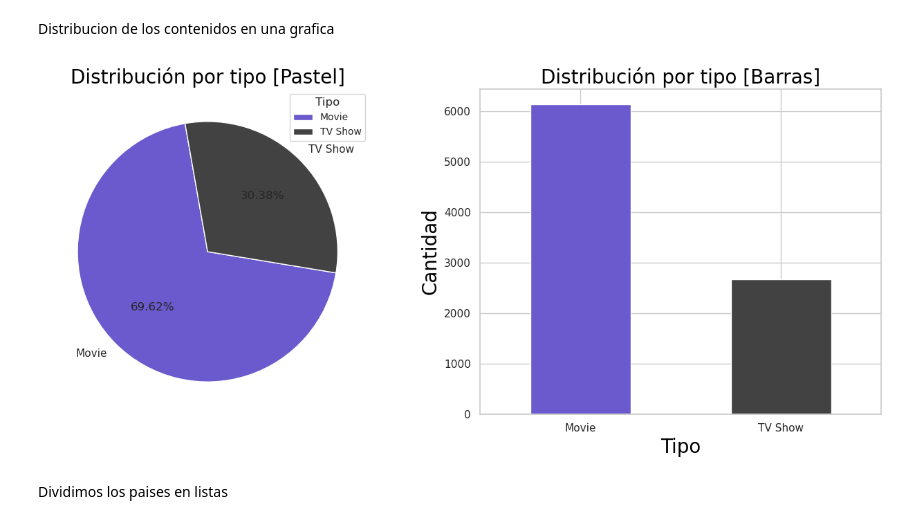
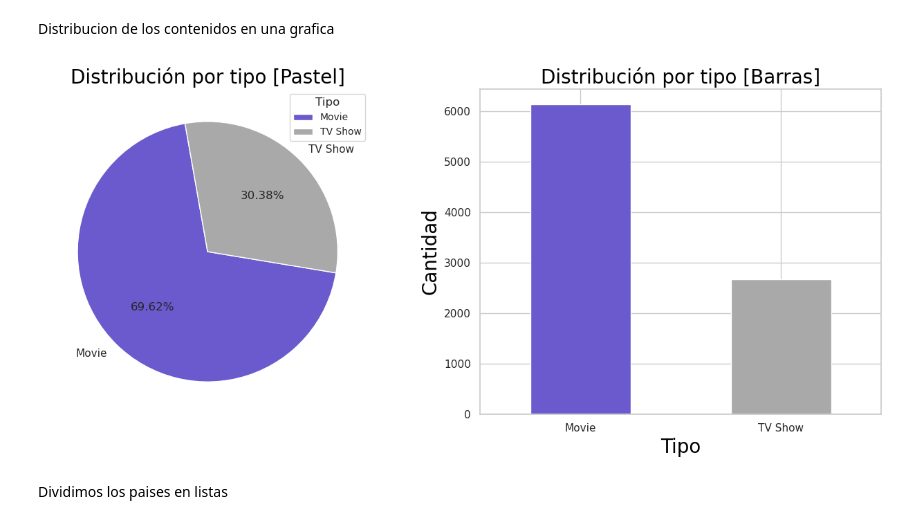
Before and after one commit to EzeCa2024/JupyterNotebookNetflix, a Jupyter notebook: netflix.ipynb, the cells around one changed output. Cells and saved outputs as stored; diff of their text form; code cells hidden in the pictures.

```diff
--- a/netflix.ipynb
+++ b/netflix.ipynb
@@ -155,25 +155,25 @@ Distribucion de los contenidos en una grafica
 # %%
 plt.figure(figsize=(13, 6))
 
 
 plt.subplot(1, 2, 1 )
-plt.pie(df['type'].value_counts(), labels=df['type'].value_counts().index, autopct='%1.2f%%', startangle=100, colors=['slateblue', '#424242'])
+plt.pie(df['type'].value_counts(), labels=df['type'].value_counts().index, autopct='%1.2f%%', startangle=100, colors=['slateblue', 'darkgrey'])
 plt.legend(title='Tipo', loc='upper right', fontsize=10)
 plt.title('Distribución por tipo [Pastel]', size=20, color='black')
 
 
 plt.subplot(1, 2, 2)
-df['type'].value_counts().plot(kind='bar', color=['slateblue', '#424242'])
+df['type'].value_counts().plot(kind='bar', color=['slateblue', 'darkgrey'])
 plt.xticks(rotation=0)
 plt.title('Distribución por tipo [Barras]', size=20, color='black')
 plt.xlabel('Tipo', size=20, color='black')
 plt.ylabel('Cantidad', size=20, color='black')
 
 
 plt.tight_layout()
 plt.show()
 # %% [output]
-[figure, old version]
+[figure, new version]
 # %% [markdown]
 Dividimos los paises en listas
 # %%
```
